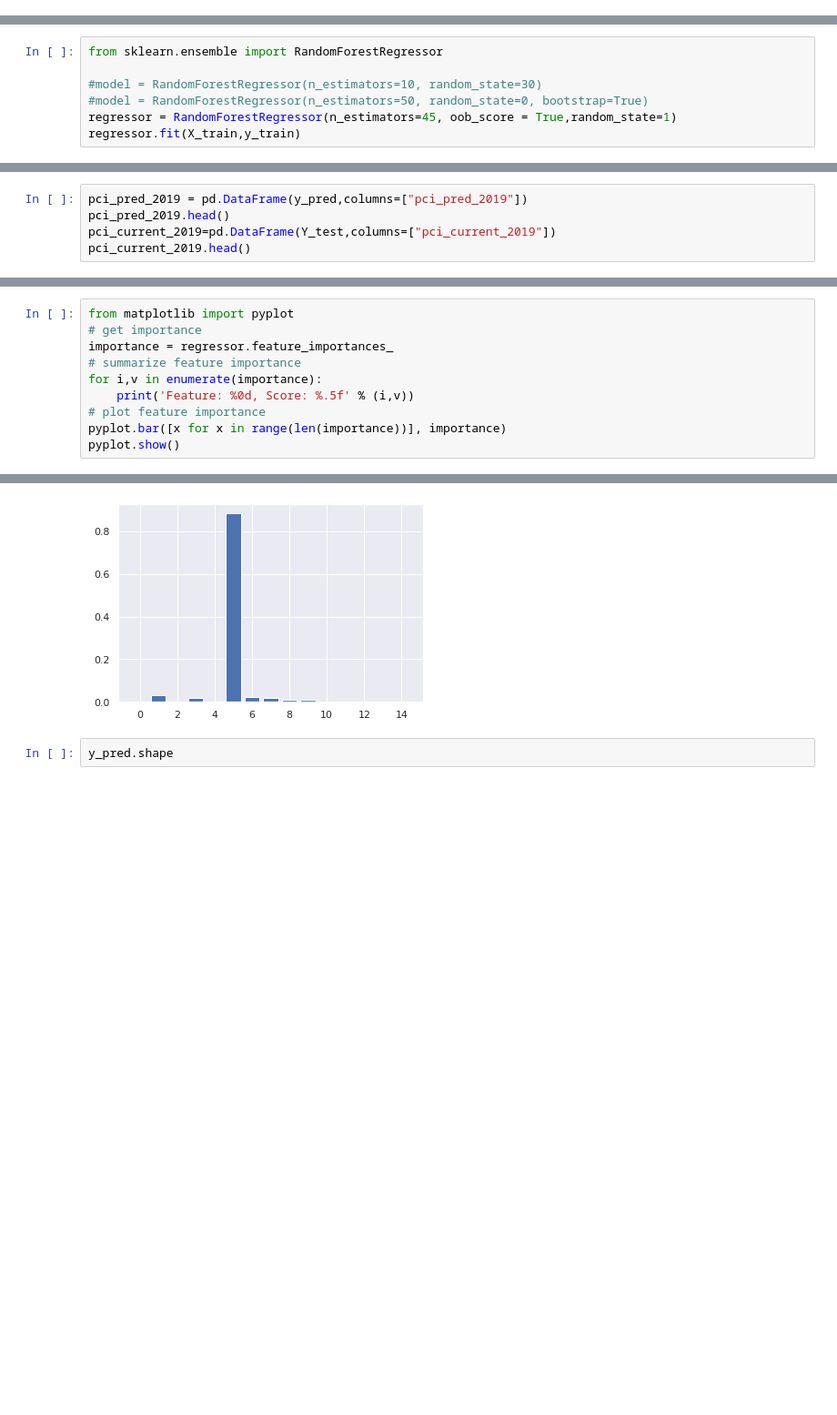
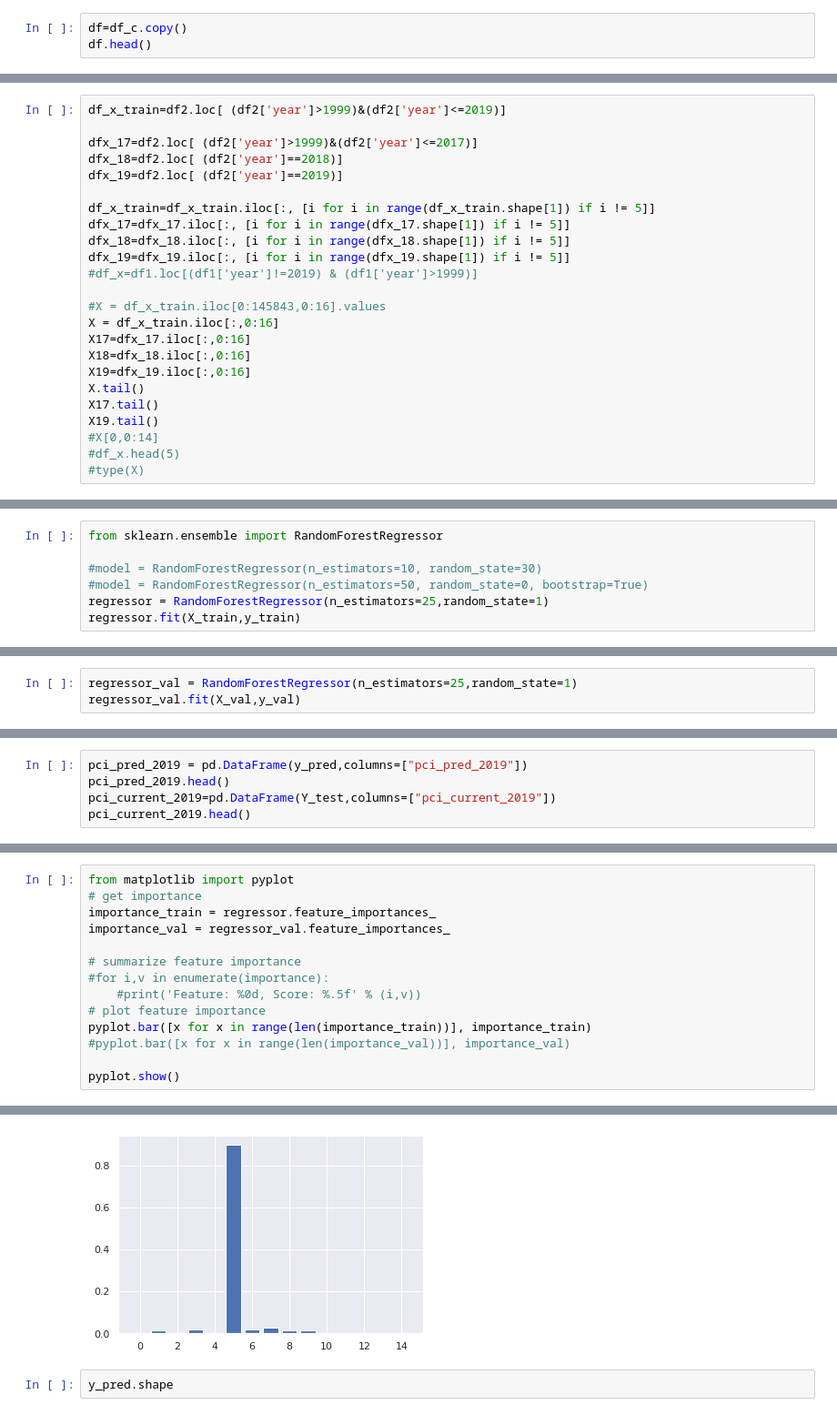
Before and after one commit to descandon88/Analisis-de-Redes, a Jupyter notebook: analisis_predictivo_nb.ipynb, the cells around one changed output, grey strips where cells are left out. Shown: that part at 91% size. Drawn from its saved outputs; the diff is of its cells as text; blank space fills up the shorter version.

```diff
--- a/analisis_predictivo_nb.ipynb
+++ b/analisis_predictivo_nb.ipynb
@@ -48,0 +54,3 @@ df.head()
+# %%
+df=df_c.copy()
+df.head()
@@ -128,0 +142,24 @@ y val shape: (592284,)
+# %%
+df_x_train=df2.loc[ (df2['year']>1999)&(df2['year']<=2019)]
+
+dfx_17=df2.loc[ (df2['year']>1999)&(df2['year']<=2017)]
+dfx_18=df2.loc[ (df2['year']==2018)]
+dfx_19=df2.loc[ (df2['year']==2019)]
+
+df_x_train=df_x_train.iloc[:, [i for i in range(df_x_train.shape[1]) if i != 5]]
+dfx_17=dfx_17.iloc[:, [i for i in range(dfx_17.shape[1]) if i != 5]]
+dfx_18=dfx_18.iloc[:, [i for i in range(dfx_18.shape[1]) if i != 5]]
+dfx_19=dfx_19.iloc[:, [i for i in range(dfx_19.shape[1]) if i != 5]]
+#df_x=df1.loc[(df1['year']!=2019) & (df1['year']>1999)]
+
+#X = df_x_train.iloc[0:145843,0:16].values
+X = df_x_train.iloc[:,0:16]
+X17=dfx_17.iloc[:,0:16]
+X18=dfx_18.iloc[:,0:16]
+X19=dfx_19.iloc[:,0:16]
+X.tail()
+X17.tail()
+X19.tail()
+#X[0,0:14]
+#df_x.head(5)
+#type(X)
@@ -131,6 +244,6 @@ from sklearn.ensemble import RandomForestRegressor
 
 #model = RandomForestRegressor(n_estimators=10, random_state=30)
 #model = RandomForestRegressor(n_estimators=50, random_state=0, bootstrap=True)
-regressor = RandomForestRegressor(n_estimators=45, oob_score = True,random_state=1)
+regressor = RandomForestRegressor(n_estimators=25,random_state=1)
 regressor.fit(X_train,y_train)
 # %% [output]
@@ -137,0 +251,3 @@ RandomForestRegressor(n_estimators=45, oob_score=True, random_state=1)
+# %%
+regressor_val = RandomForestRegressor(n_estimators=25,random_state=1)
+regressor_val.fit(X_val,y_val)
@@ -169,11 +331,15 @@ plt.show()
 # %%
 from matplotlib import pyplot
 # get importance
-importance = regressor.feature_importances_
+importance_train = regressor.feature_importances_
+importance_val = regressor_val.feature_importances_
+
 # summarize feature importance
-for i,v in enumerate(importance):
-	print('Feature: %0d, Score: %.5f' % (i,v))
+#for i,v in enumerate(importance):
+	#print('Feature: %0d, Score: %.5f' % (i,v))
 # plot feature importance
-pyplot.bar([x for x in range(len(importance))], importance)
+pyplot.bar([x for x in range(len(importance_train))], importance_train)
+#pyplot.bar([x for x in range(len(importance_val))], importance_val)
+
 pyplot.show()
 # %% [output]
@@ -195,4 +346,4 @@ Feature: 14, Score: 0.00021
-[figure, old version]
+[figure, new version]
 # %%
 y_pred.shape
 # %% [output]
```
Also changed, not shown: parts of 35 cells of this notebook.
